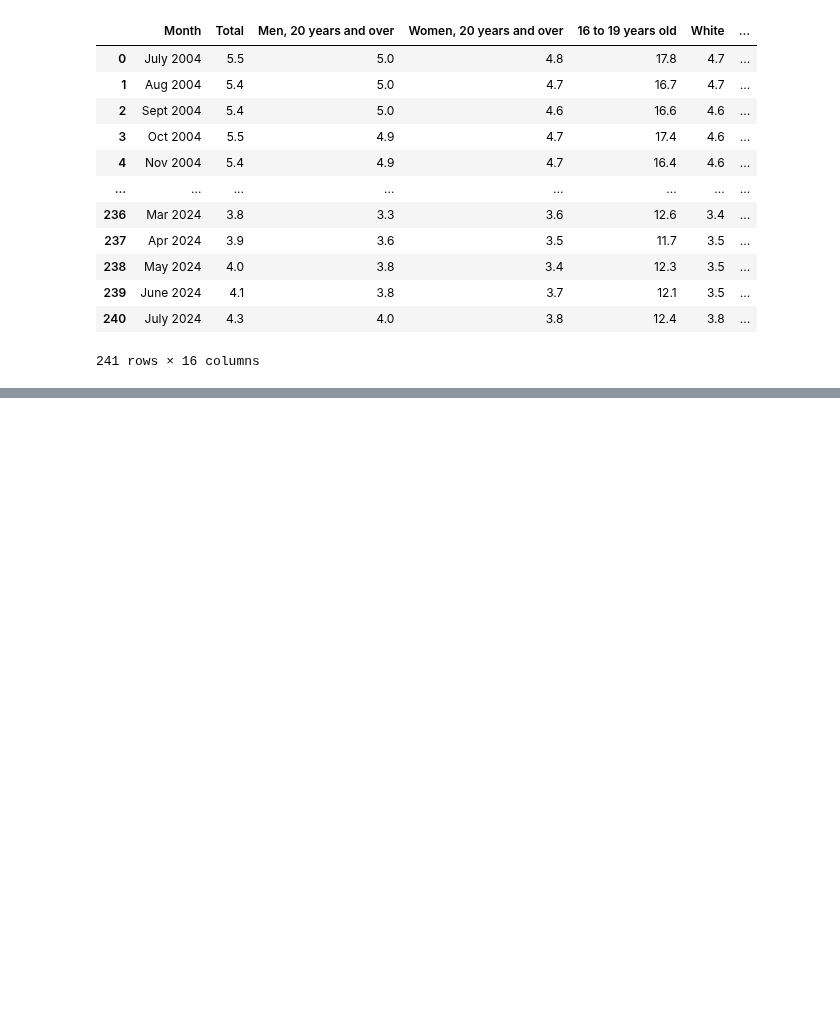
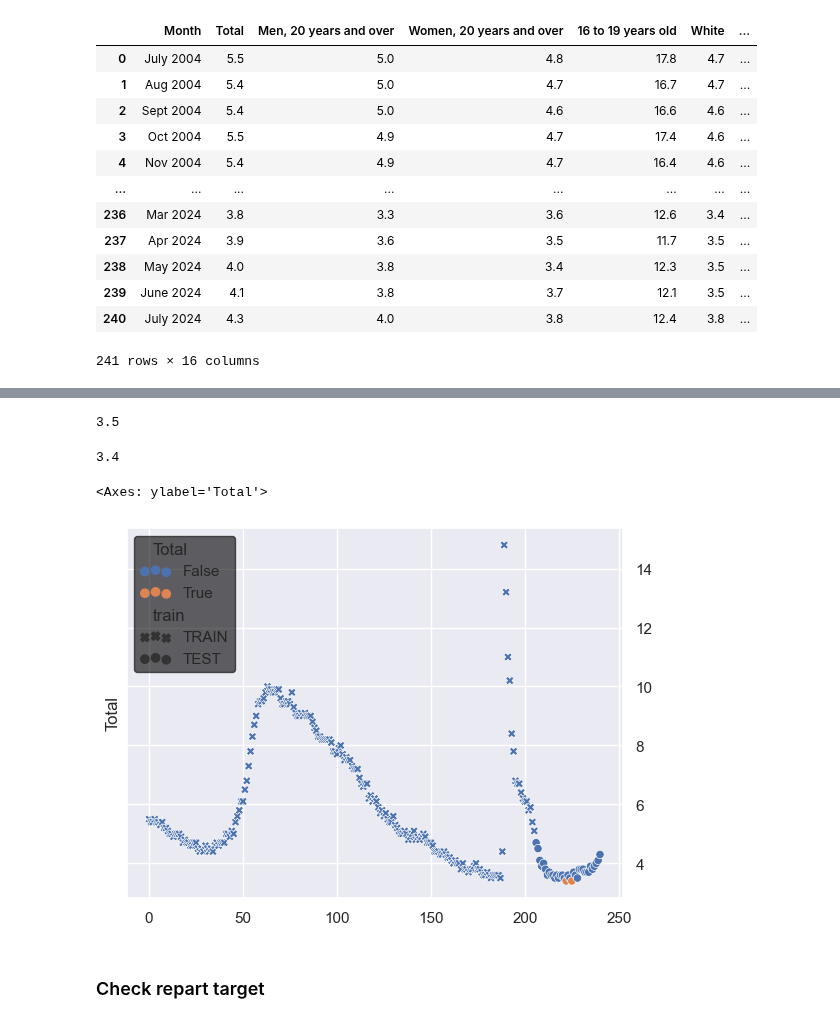
Before and after one commit to jeugregg/ocean_protocol_eth_pred, a Jupyter notebook: estimate_employment_rate.ipynb, the cells around one changed output, grey strips where cells are left out. Drawn from its saved outputs; the diff is of its cells as text; code cells hidden in the pictures; blank space fills up the shorter version.

Commit message:
update unempolyment model

```diff
--- a/estimate_employment_rate.ipynb
+++ b/estimate_employment_rate.ipynb
@@ -318,0 +518,10 @@ TypeError: numpy boolean subtract, the `-` operator, is not supported, use the b
+# %%
+ratio_test = 0.13
+nb_test = int(data.shape[0] * (1 - ratio_test))
+print("nb_test : ", nb_test)
+#from sklearn.model_selection import train_test_split
+#xtrain, xtest, ytrain, ytest = train_test_split(data, target, train_size=0.8)
+xtrain = data[:nb_test, :]
+xtest = data[nb_test:, :]
+ytrain = target[:nb_test]
+ytest = target[nb_test:]
@@ -318,0 +538,5 @@ TypeError: numpy boolean subtract, the `-` operator, is not supported, use the b
+# %%
+df_train = df.iloc[:nb_test].copy()
+df_train
+df_test = df.iloc[nb_test:].copy()
+df_test
@@ -318,0 +564,5 @@ TypeError: numpy boolean subtract, the `-` operator, is not supported, use the b
+# %%
+df_train["TRAIN"] = 1
+df_test["TRAIN"] = 0
+df = pd.concat([df_train, df_test], axis=0)
+df
@@ -318,0 +608,18 @@ TypeError: numpy boolean subtract, the `-` operator, is not supported, use the b
+# %%
+df[df["TRAIN"] == 1]["Total"].min()
+# %% [output]
+3.5
+# %%
+df[df["TRAIN"] == 0]["Total"].min()
+# %% [output]
+3.4
+# %%
+df["train"] = df["TRAIN"].apply(lambda x: "TRAIN" if x == 1 else "TEST")
+# %%
+markers = {"TRAIN": "X", "TEST": "o"}
+sns.scatterplot(df.index.values, df["Total"], hue=df["Total"] <= 3.400000, style=df["train"], markers=markers)
+# %% [output]
+<Axes: ylabel='Total'>
+[figure, added]
+# %% [markdown]
+### Check repart target
```
Also changed, not shown: parts of 54 cells of this notebook.
